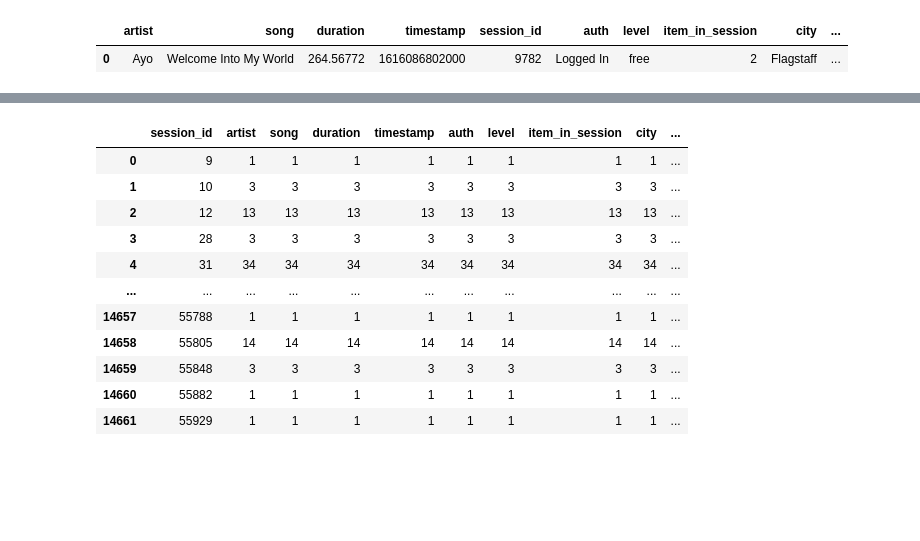
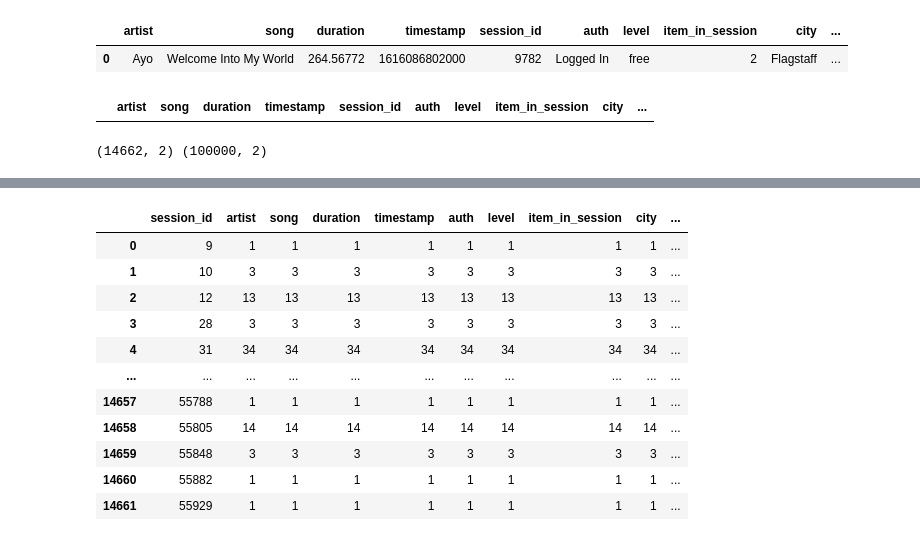
Before and after one commit to lupusruber/music_analytics, a Jupyter notebook: scripts/tests.ipynb, the cells around one changed output, grey strips where cells are left out. Cells and saved outputs as stored; diff of their text form; code cells hidden in the pictures; blank space fills up the shorter version.

```diff
--- a/scripts/tests.ipynb
+++ b/scripts/tests.ipynb
@@ -17,3 +17,11 @@ df.head(1)
 # %% [output]
 |  | artist | song | duration | timestamp | session_id | auth | level | item_in_session | city | ... |
 | 0 | Ayo | Welcome Into My World | 264.56772 | 1616086802000 | 9782 | Logged In | free | 2 | Flagstaff | ... |
+# %%
+df.query('timestamp == registration')
+# %% [output]
+|  | artist | song | duration | timestamp | session_id | auth | level | item_in_session | city | ... |
+# %%
+print(df[['session_id', 'user_id']].drop_duplicates().shape, df[['session_id', 'user_id']].shape)
+# %% [output]
+(14662, 2) (100000, 2)
```
Also changed, not shown: parts of 14 cells of this notebook, 8 other files.
